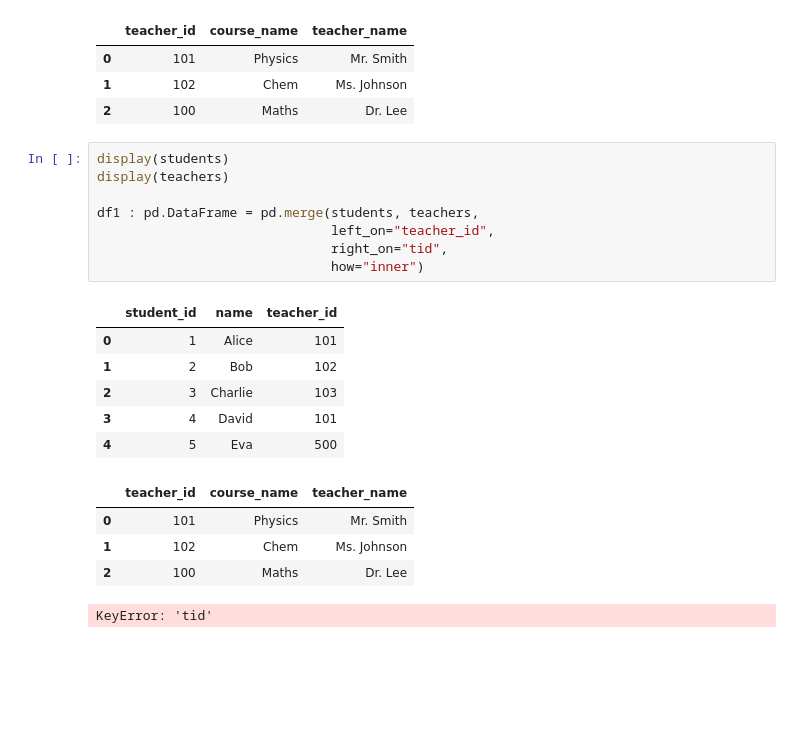
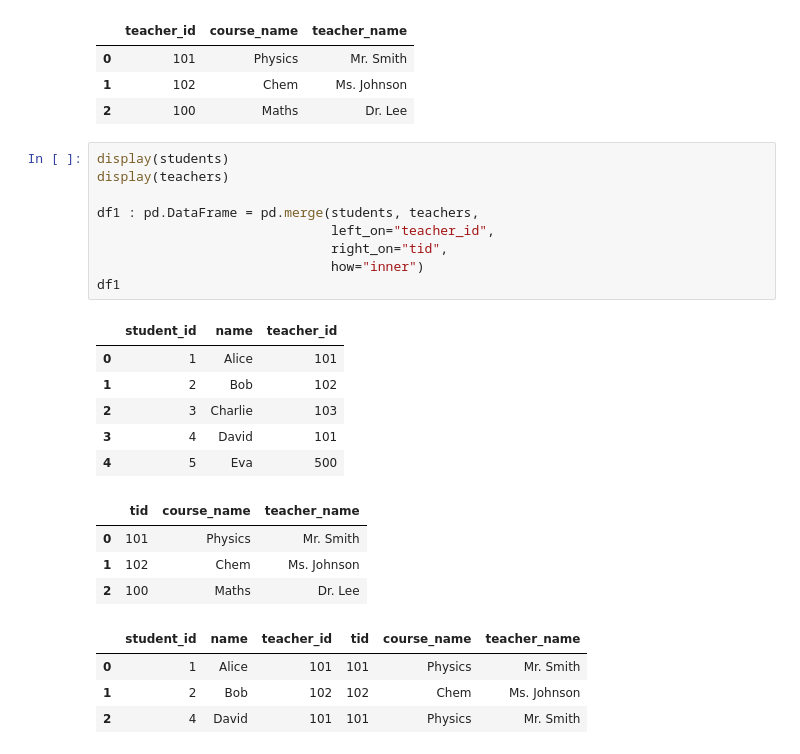
Before and after one commit to smmartprogrammer/modernpython, a Jupyter notebook: class19(pandasgroupby_filtering).ipynb, the cells around one changed output. Saved outputs shown, nothing was run; the diff lists cells and outputs as text; blank space fills up the shorter version.

```diff
--- a/class19(pandasgroupby_filtering).ipynb
+++ b/class19(pandasgroupby_filtering).ipynb
@@ -1116,20 +1103,24 @@ display(teachers)
 # %%
 display(students)
 display(teachers)
 
 df1 : pd.DataFrame = pd.merge(students, teachers,
                               left_on="teacher_id",
                               right_on="tid",
                               how="inner")
+df1
 # %% [output]
 |  | student_id | name | teacher_id |
 | 0 | 1 | Alice | 101 |
 | 1 | 2 | Bob | 102 |
 | 2 | 3 | Charlie | 103 |
 | 3 | 4 | David | 101 |
 | 4 | 5 | Eva | 500 |
-|  | teacher_id | course_name | teacher_name |
+|  | tid | course_name | teacher_name |
 | 0 | 101 | Physics | Mr. Smith |
 | 1 | 102 | Chem | Ms. Johnson |
 | 2 | 100 | Maths | Dr. Lee |
-KeyError: 'tid'
+|  | student_id | name | teacher_id | tid | course_name | teacher_name |
+| 0 | 1 | Alice | 101 | 101 | Physics | Mr. Smith |
+| 1 | 2 | Bob | 102 | 102 | Chem | Ms. Johnson |
+| 2 | 4 | David | 101 | 101 | Physics | Mr. Smith |
```
Also changed, not shown: parts of 26 cells of this notebook.
